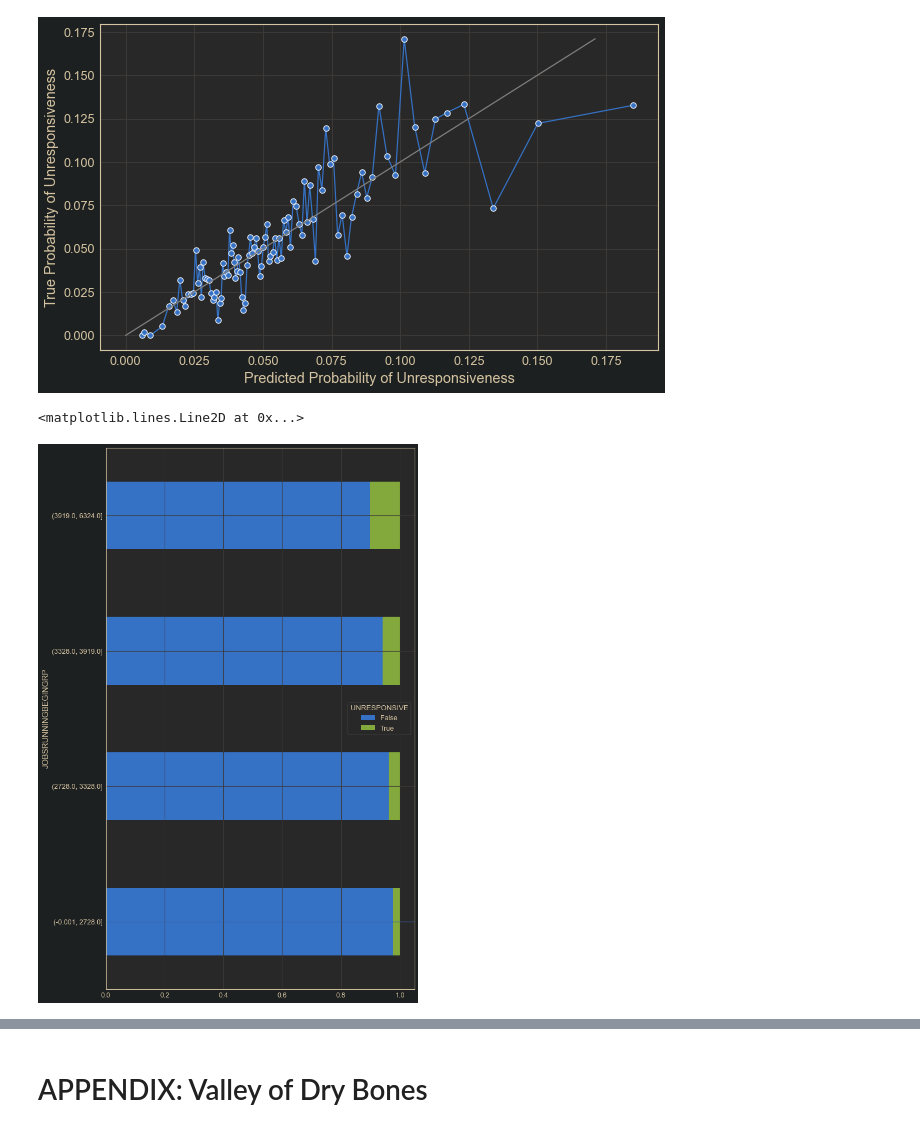
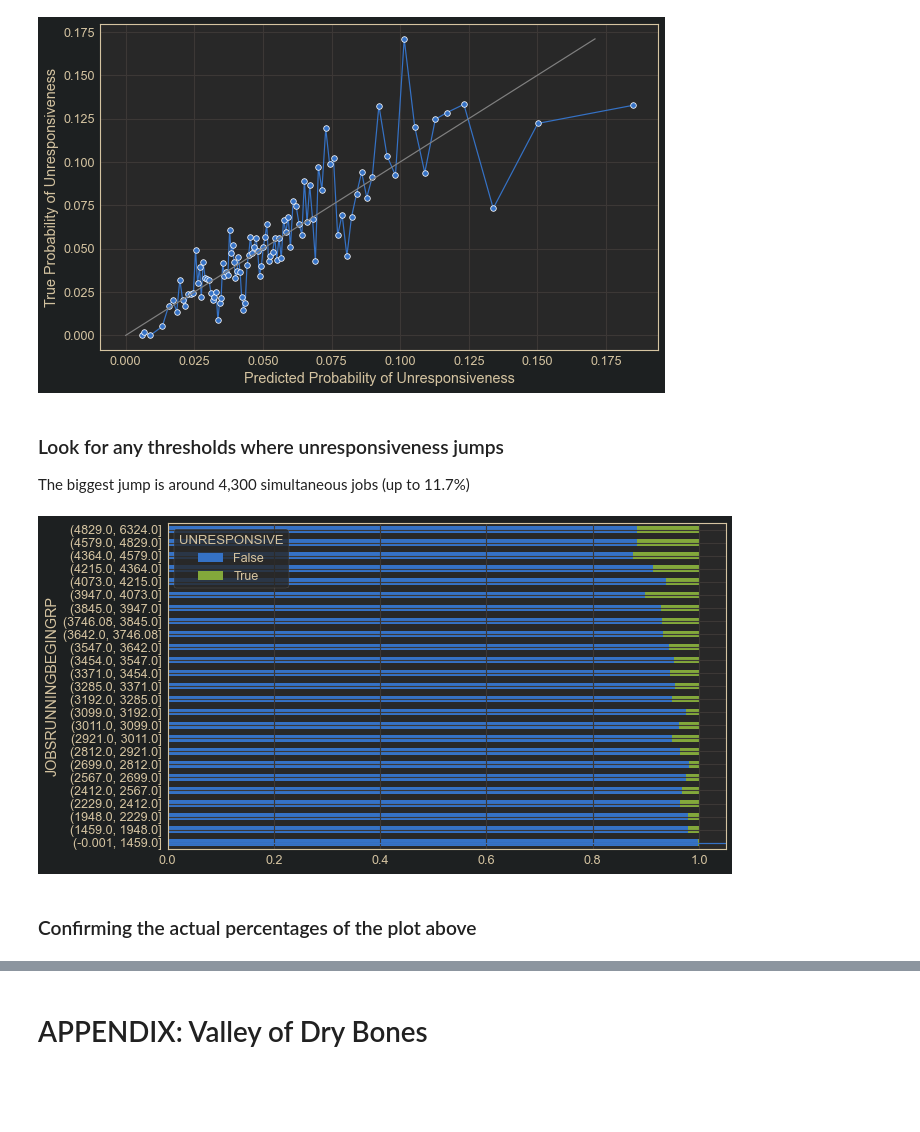
Before and after one commit to jrioross/accre-data-nerds, a Jupyter notebook: notebooks/jrr_03_model_refined.ipynb, the cells around one changed output, grey strips where cells are left out. Saved outputs shown, nothing was run; the diff lists cells and outputs as text; code cells hidden in the pictures; blank space fills up the shorter version.

```diff
--- a/notebooks/jrr_03_model_refined.ipynb
+++ b/notebooks/jrr_03_model_refined.ipynb
@@ -411,26 +342,29 @@ sns.lineplot(x = prob_true, y = prob_true, color = 'gray', )
 # %% [output]
 <AxesSubplot:xlabel='Predicted Probability of Unresponsiveness', ylabel='True Probability of Unresponsiveness'>
 [figure]
+# %% [markdown]
+### Look for any thresholds where unresponsiveness jumps
+The biggest jump is around 4,300 simultaneous jobs (up to 11.7%)
 # %%
 slurm_testing_JOBSRUNNING['JOBSRUNNINGBEGINGRP'] = pd.qcut(slurm_testing_JOBSRUNNING['JOBSRUNNINGBEGIN'],
-                                                           q = 4)
-
-fig, ax = plt.subplots(figsize = (10,18))
+                                                           q = 25)
+fig, ax = plt.subplots(figsize = (10,6))
 
 (slurm_testing_JOBSRUNNING
          .groupby(['JOBSRUNNINGBEGINGRP', 'UNRESPONSIVE'])
          ['JOBSRUNNINGBEGINGRP']
          .count()/slurm_testing_JOBSRUNNING
                      .groupby('JOBSRUNNINGBEGINGRP')
                      ['JOBSRUNNINGBEGINGRP']
                      .count()
 ).unstack().plot(kind = 'barh',
        stacked = True,
        ax = ax)
-ax.axhline()
+ax.axhline();
 # %% [output]
-<matplotlib.lines.Line2D at 0x...>
-[figure, old version]
+[figure, new version]
+# %% [markdown]
+### Confirming the actual percentages of the plot above
 # %%
 (slurm_testing_JOBSRUNNING
          .groupby(['JOBSRUNNINGBEGINGRP', 'UNRESPONSIVE'])
```
Also changed, not shown: parts of 59 cells of this notebook, 1 other file.
